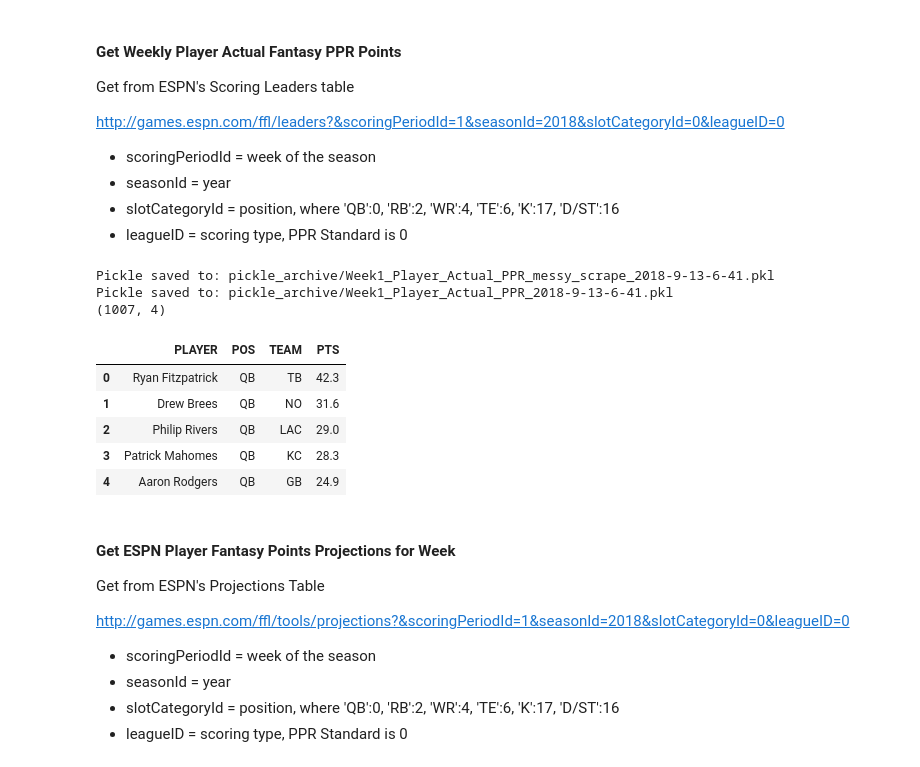
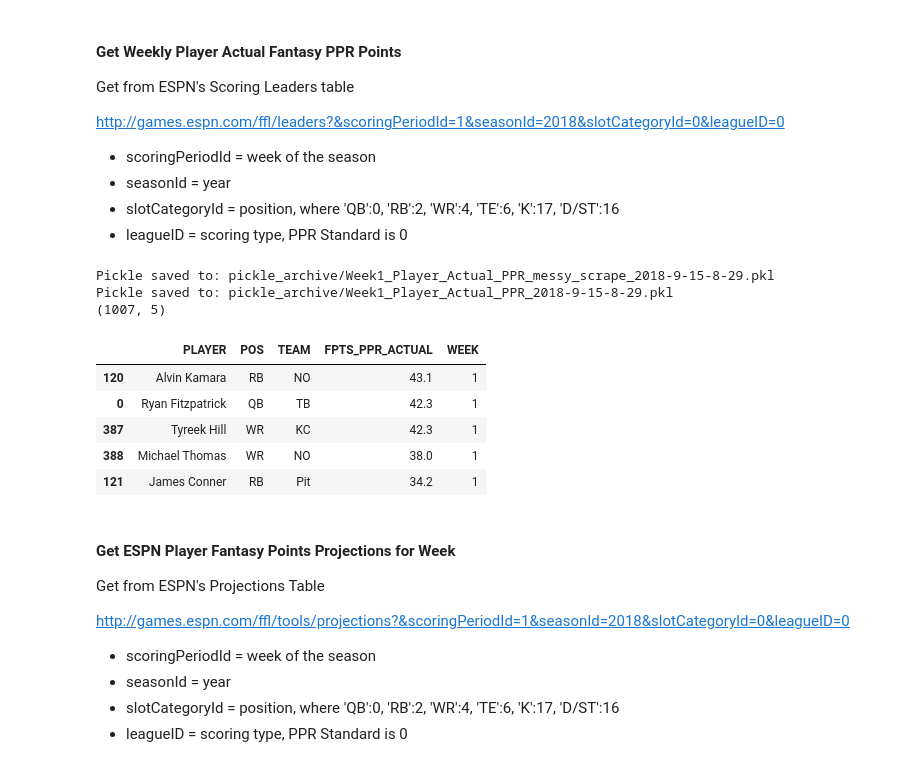
Before and after one commit to zgscherrer/Project-Fantasy-Football, a Jupyter notebook: data/Scraping Fantasy Football Data.ipynb, the cells around one changed output. Cells and saved outputs as stored; diff of their text form; code cells hidden in the pictures.

Commit message:
updated scraping and pickles
got scrapes from Fantasy Sharks, also added week columns (to help with database)

```diff
--- a/data/Scraping Fantasy Football Data.ipynb
+++ b/data/Scraping Fantasy Football Data.ipynb
@@ -140,6 +140,10 @@ def scrape_actual_PPR_player_points_ESPN(week, year):
     #drop any completely blank columns
     player_actual_ppr.dropna(axis='columns', how='all', inplace=True)
 
+    #add columns that give week/season
+    player_actual_ppr['WEEK'] = week
+    player_actual_ppr['SEASON'] = year
+
     return player_actual_ppr
 # %%
 ###FORMAT/EXTRACT ACTUAL PLAYER PPR DATA###
@@ -175,34 +179,38 @@ def format_extract_PPR_player_points_ESPN(df_scraped_ppr_espn):
     #need to remove name suffixes so can match players easier to other data - see function defined above
     df_scraped_ppr_espn['PLAYER'] = df_scraped_ppr_espn['PLAYER'].map(remove_suffixes)
 
+    #convert PTS to float type (sometimes zeros have been stored as strings)
+    df_scraped_ppr_espn['PTS'] = df_scraped_ppr_espn['PTS'].astype('float64')
 
     #for this function only extract 'PLAYER', 'POS', 'TEAM', 'PTS'
-    df_scraped_ppr_espn = df_scraped_ppr_espn[['PLAYER', 'POS', 'TEAM', 'PTS']]
+    df_scraped_ppr_espn = df_scraped_ppr_espn[['PLAYER', 'POS', 'TEAM', 'PTS', 'WEEK']].sort_values('PTS', ascending=False)
 
 
     return df_scraped_ppr_espn
 # %%
-#CALL SCRAPE AND FORMATTING OF ACTUAL PPR - AND SAVE TO PICKLES FOR LATER USE
+#CALL SCRAPE AND FORMATTING OF ACTUAL PPR WEEK 1- AND SAVE TO PICKLES FOR LATER USE
 
 #scrape data and save the messy full dataframe
-df_player_actual_ppr = scrape_actual_PPR_player_points_ESPN(1, 2018)
-save_to_pickle(df_player_actual_ppr, 'pickle_archive', 'Week1_Player_Actual_PPR_messy_scrape')
+df_wk1_player_actual_ppr_scrape = scrape_actual_PPR_player_points_ESPN(1, 2018)
+save_to_pickle(df_wk1_player_actual_ppr_scrape, 'pickle_archive', 'Week1_Player_Actual_PPR_messy_scrape')
 
-#format data to extract just player pts/playr/pos/team and save the data
-df_player_actual_ppr_extract = format_extract_PPR_player_points_ESPN(df_player_actual_ppr)
-save_to_pickle(df_player_actual_ppr_extract, 'pickle_archive', 'Week1_Player_Actual_PPR')
-print(df_player_actual_ppr_extract.shape)
-df_player_actual_ppr_extract.head()
+#format data to extract just player pts/playr/pos/team/weel and save the data
+df_wk1_player_actual_ppr = format_extract_PPR_player_points_ESPN(df_wk1_player_actual_ppr_scrape)
+#rename PTS column to something more descriptive
+df_wk1_player_actual_ppr.rename(columns={'PTS':'FPTS_PPR_ACTUAL'}, inplace=True)
+save_to_pickle(df_wk1_player_actual_ppr, 'pickle_archive', 'Week1_Player_Actual_PPR')
+print(df_wk1_player_actual_ppr.shape)
+df_wk1_player_actual_ppr.head()
 # %% [output]
-Pickle saved to: pickle_archive/Week1_Player_Actual_PPR_messy_scrape_2018-9-13-6-41.pkl
-Pickle saved to: pickle_archive/Week1_Player_Actual_PPR_2018-9-13-6-41.pkl
-(1007, 4)
+Pickle saved to: pickle_archive/Week1_Player_Actual_PPR_messy_scrape_2018-9-15-8-29.pkl
+Pickle saved to: pickle_archive/Week1_Player_Actual_PPR_2018-9-15-8-29.pkl
+(1007, 5)
-|  | PLAYER | POS | TEAM | PTS |
-| 0 | Ryan Fitzpatrick | QB | TB | 42.3 |
-| 1 | Drew Brees | QB | NO | 31.6 |
-| 2 | Philip Rivers | QB | LAC | 29.0 |
-| 3 | Patrick Mahomes | QB | KC | 28.3 |
-| 4 | Aaron Rodgers | QB | GB | 24.9 |
+|  | PLAYER | POS | TEAM | FPTS_PPR_ACTUAL | WEEK |
+| 120 | Alvin Kamara | RB | NO | 43.1 | 1 |
+| 0 | Ryan Fitzpatrick | QB | TB | 42.3 | 1 |
+| 387 | Tyreek Hill | WR | KC | 42.3 | 1 |
+| 388 | Michael Thomas | WR | NO | 38.0 | 1 |
+| 121 | James Conner | RB | Pit | 34.2 | 1 |
 # %% [markdown]
 #### Get ESPN Player Fantasy Points Projections for Week
 Get from ESPN's Projections Table
```
Also changed, not shown: parts of 41 cells of this notebook, 26 other files.
